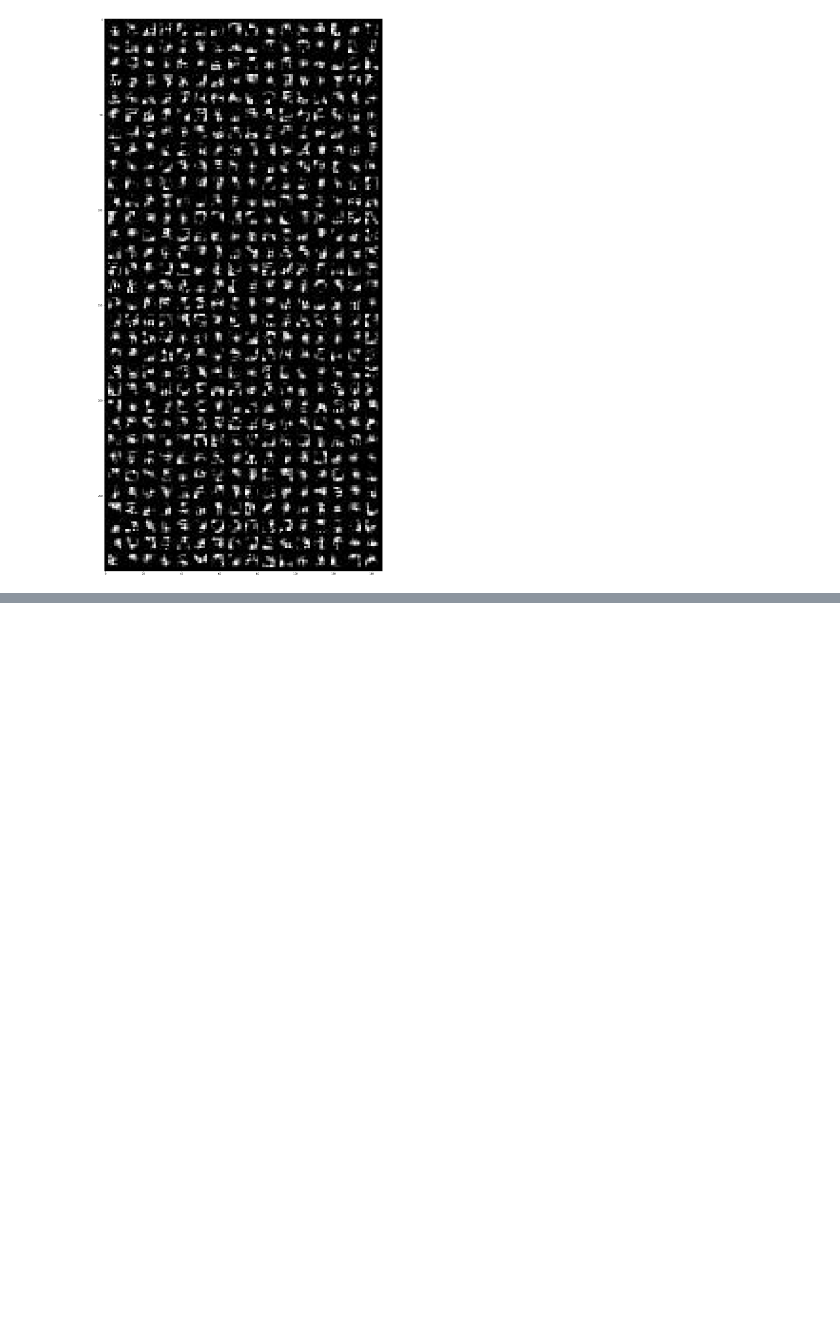
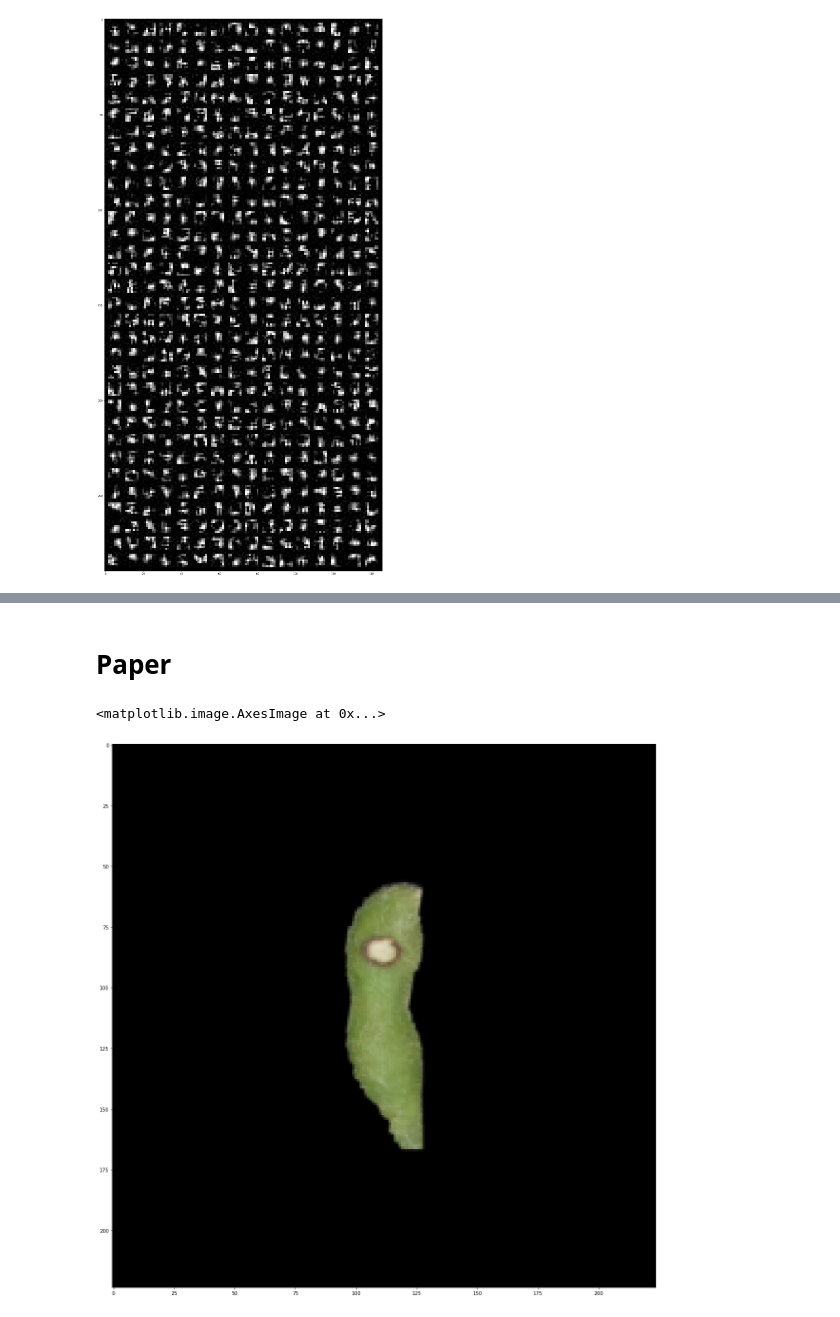
Before and after one commit to RitvikPrabhu/CropAI, a Jupyter notebook: FeaturesExtraction/Pre-trainedResNet.ipynb, the cells around one changed output, grey strips where cells are left out. Cells and saved outputs as stored; diff of their text form; code cells hidden in the pictures; blank space fills up the shorter version.

```diff
--- a/FeaturesExtraction/Pre-trainedResNet.ipynb
+++ b/FeaturesExtraction/Pre-trainedResNet.ipynb
@@ -302,0 +809,2 @@ plt.imshow(ld_layer4)
+# %% [markdown]
+# Paper
@@ -302,0 +919,9 @@ plt.imshow(ld_layer4)
+# %%
+img = imread('../CroppedImageData/Crop_batch4_labeled/disease/croped_IMG_2103_disease_3.jpg')
+# model = models.resnet18(pretrained=True)
+x = resize(img,(224,224))*255.
+x = x.astype(np.uint8)
+plt.imshow(x)
+# %% [output]
+<matplotlib.image.AxesImage at 0x...>
+[figure, added]
```
Also changed, not shown: parts of 17 cells of this notebook, 3 other files.
